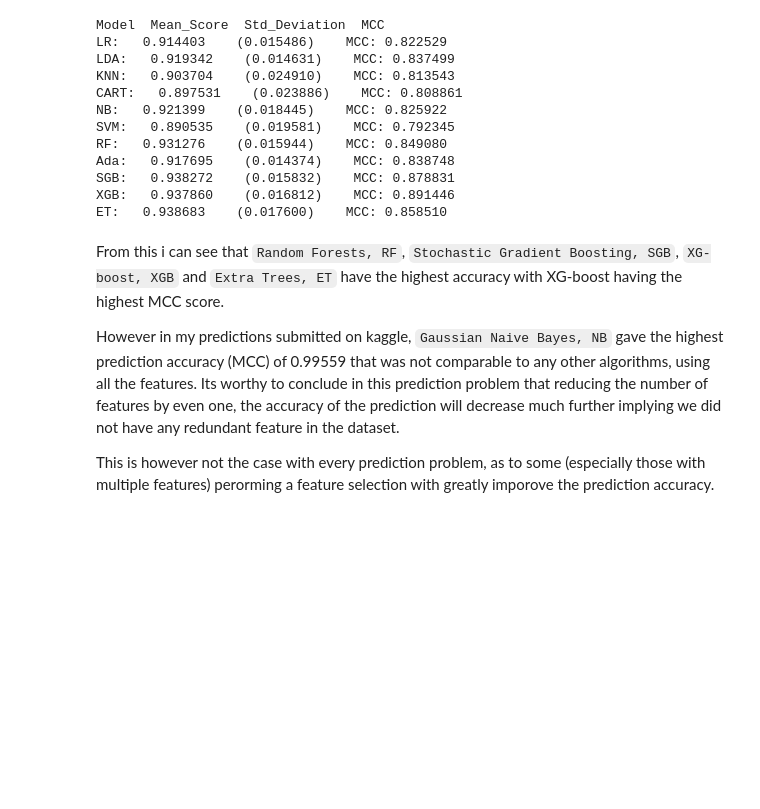
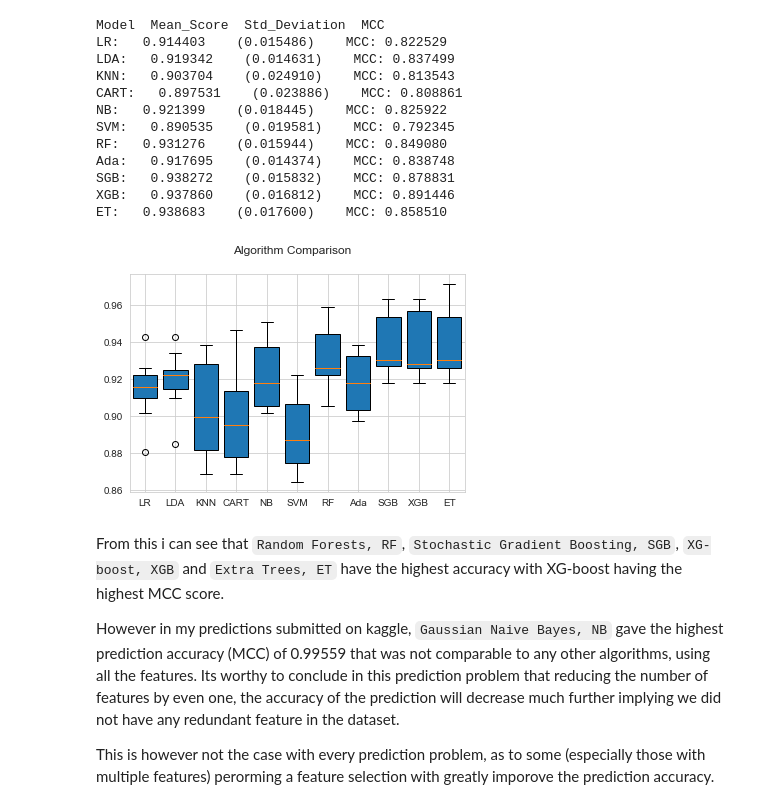
Before and after one commit to atwine/ace-class-notes, a Jupyter notebook: Assignment Colab/Kakembo_Fredrick_notebook.ipynb, the cells around one changed output. Drawn from its saved outputs; the diff is of its cells as text; code cells hidden in the pictures; blank space fills up the shorter version.

```diff
--- a/Assignment Colab/Kakembo_Fredrick_notebook.ipynb
+++ b/Assignment Colab/Kakembo_Fredrick_notebook.ipynb
@@ -1523,6 +1523,19 @@ Ada:   0.917695    (0.014374)    MCC: 0.838748
 SGB:   0.938272    (0.015832)    MCC: 0.878831
 XGB:   0.937860    (0.016812)    MCC: 0.891446
 ET:   0.938683    (0.017600)    MCC: 0.858510
+# %%
+#A Box Plot Summarizing the comparison in Performance of the models
+
+import matplotlib.pyplot as plt  #For Generating the plots
+
+fig = plt.figure()
+fig.suptitle('Algorithm Comparison')
+ax = fig.add_subplot(111)
+plt.boxplot(results, widths = 0.8, patch_artist = True)  #Changing teh width of the bars using the width attribute
+ax.set_xticklabels(names)
+plt.show()
+# %% [output]
+[figure, added]
 # %% [markdown]
 From this i can see that `Random Forests, RF`, `Stochastic Gradient Boosting, SGB`, `XG-boost, XGB` and `Extra Trees, ET` have the highest accuracy with XG-boost having the highest MCC score.
 
```
